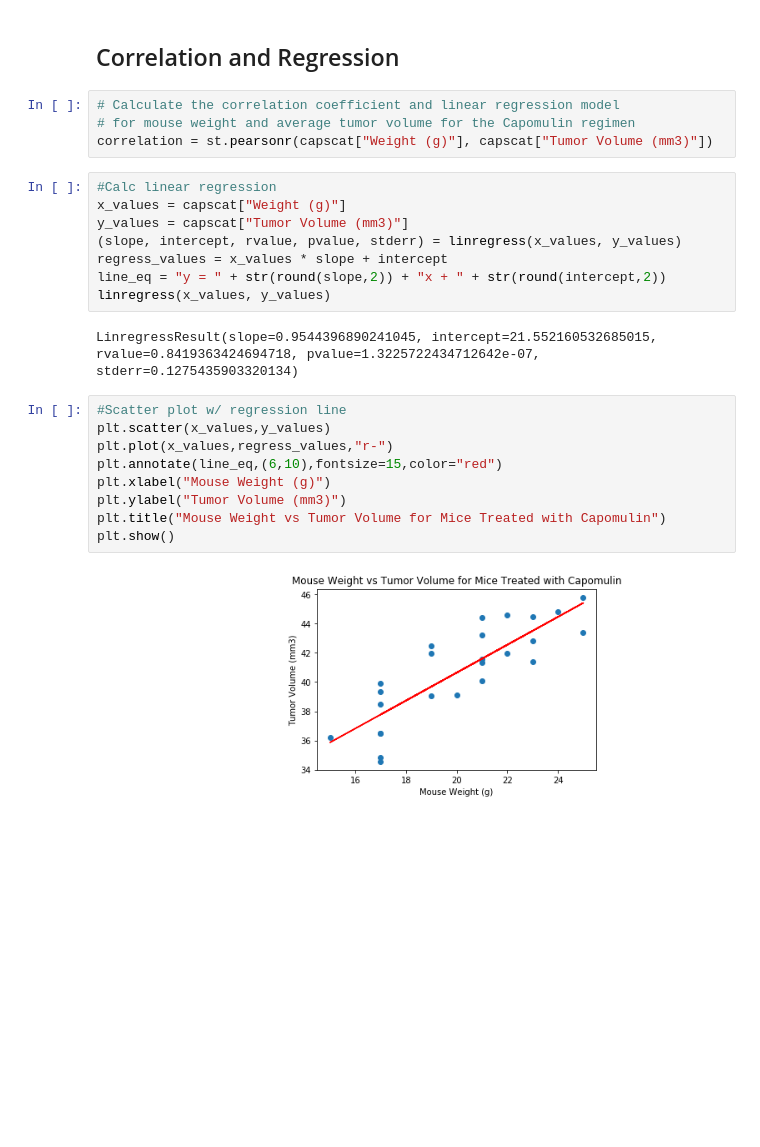
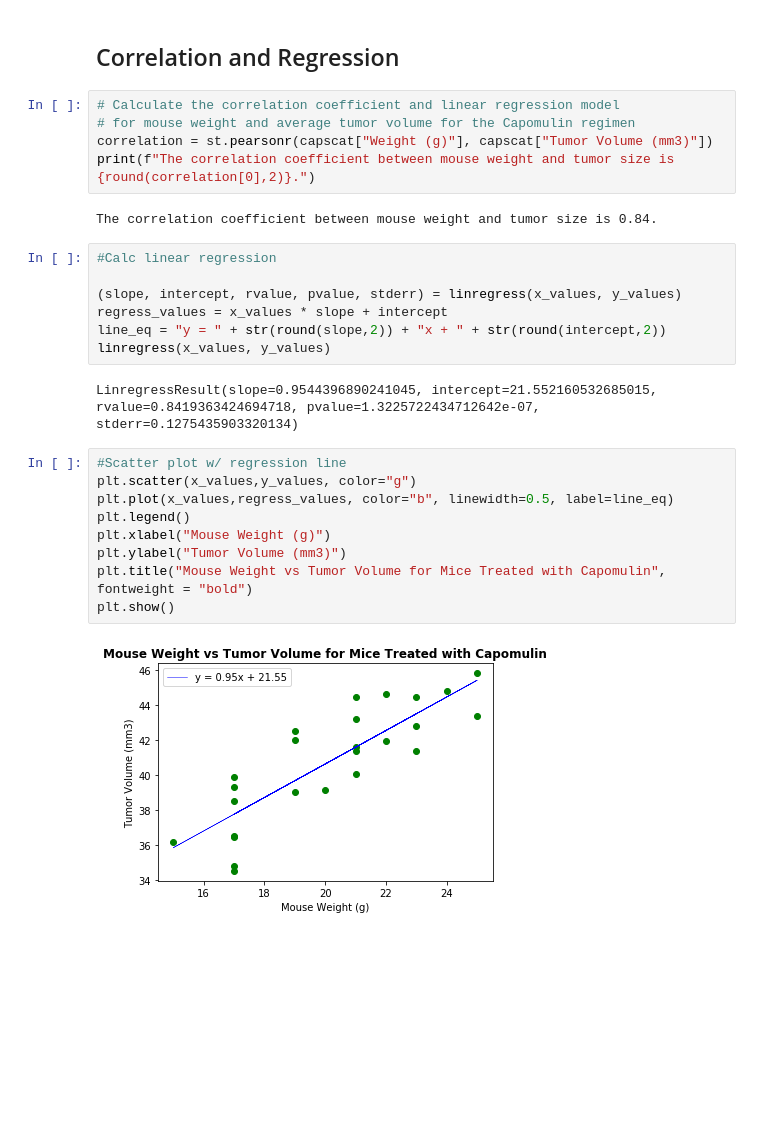
Before and after one commit to UncelSoogar/SMU_Homework, a Jupyter notebook: Submissions/5_Matplotlib/Pymaceuticals/pymaceuticals.ipynb, the cells around one changed output. Cells and saved outputs as stored; diff of their text form; blank space fills up the shorter version.

```diff
--- a/Submissions/5_Matplotlib/Pymaceuticals/pymaceuticals.ipynb
+++ b/Submissions/5_Matplotlib/Pymaceuticals/pymaceuticals.ipynb
@@ -347,10 +369,12 @@ Text(0, 0.5, 'Tumor Volume (mm3)')
 # Calculate the correlation coefficient and linear regression model
 # for mouse weight and average tumor volume for the Capomulin regimen
 correlation = st.pearsonr(capscat["Weight (g)"], capscat["Tumor Volume (mm3)"])
+print(f"The correlation coefficient between mouse weight and tumor size is {round(correlation[0],2)}.")
+# %% [output]
+The correlation coefficient between mouse weight and tumor size is 0.84.
 # %%
 #Calc linear regression
-x_values = capscat["Weight (g)"]
-y_values = capscat["Tumor Volume (mm3)"]
+
 (slope, intercept, rvalue, pvalue, stderr) = linregress(x_values, y_values)
 regress_values = x_values * slope + intercept
 line_eq = "y = " + str(round(slope,2)) + "x + " + str(round(intercept,2))
@@ -359,12 +383,12 @@ linregress(x_values, y_values)
 LinregressResult(slope=0.9544396890241045, intercept=21.552160532685015, rvalue=0.8419363424694718, pvalue=1.3225722434712642e-07, stderr=0.1275435903320134)
 # %%
 #Scatter plot w/ regression line
-plt.scatter(x_values,y_values)
-plt.plot(x_values,regress_values,"r-")
-plt.annotate(line_eq,(6,10),fontsize=15,color="red")
+plt.scatter(x_values,y_values, color="g")
+plt.plot(x_values,regress_values, color="b", linewidth=0.5, label=line_eq)
+plt.legend()
 plt.xlabel("Mouse Weight (g)")
 plt.ylabel("Tumor Volume (mm3)")
-plt.title("Mouse Weight vs Tumor Volume for Mice Treated with Capomulin")
+plt.title("Mouse Weight vs Tumor Volume for Mice Treated with Capomulin", fontweight = "bold")
 plt.show()
 # %% [output]
-[figure, old version]
+[figure, new version]
```
Also changed, not shown: parts of 15 cells of this notebook.
